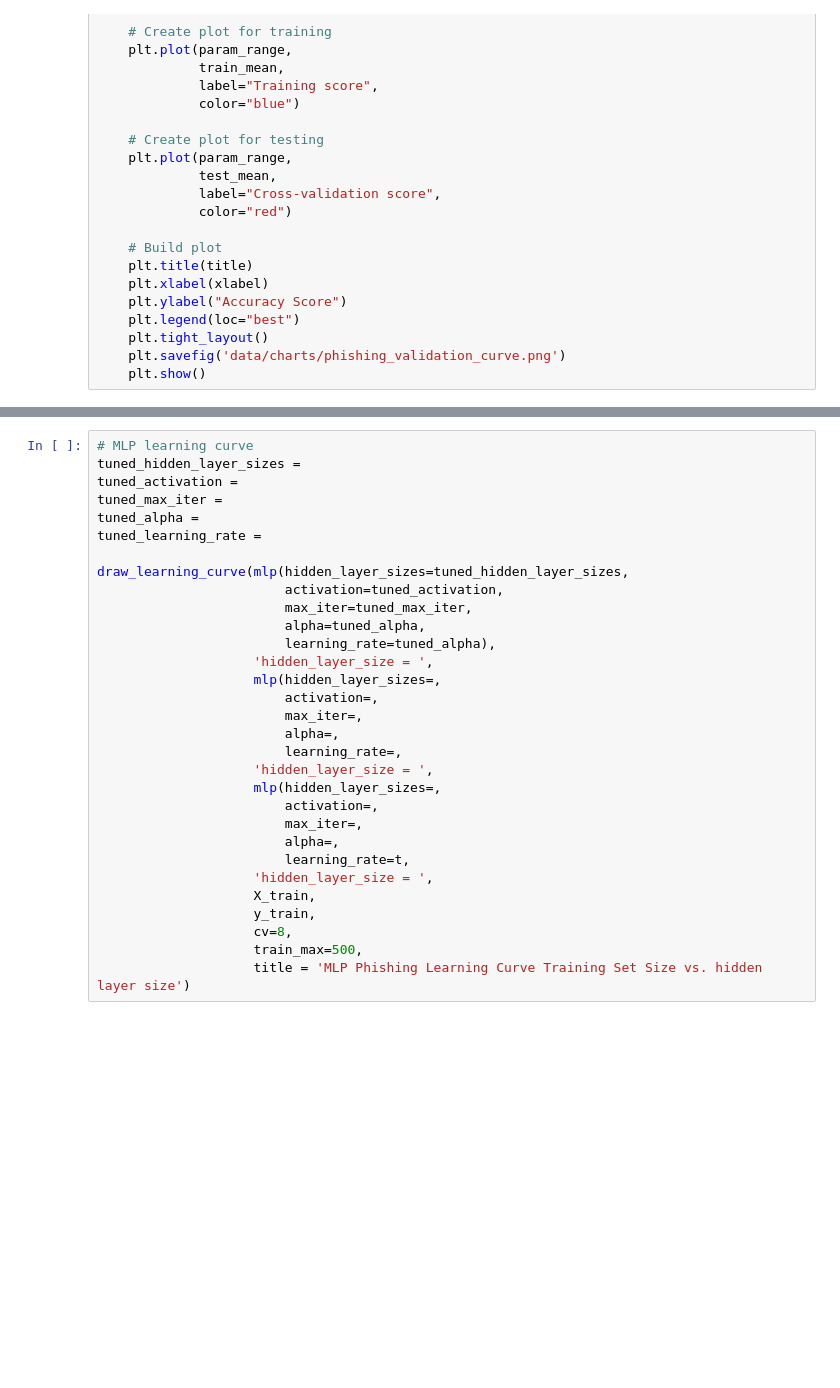
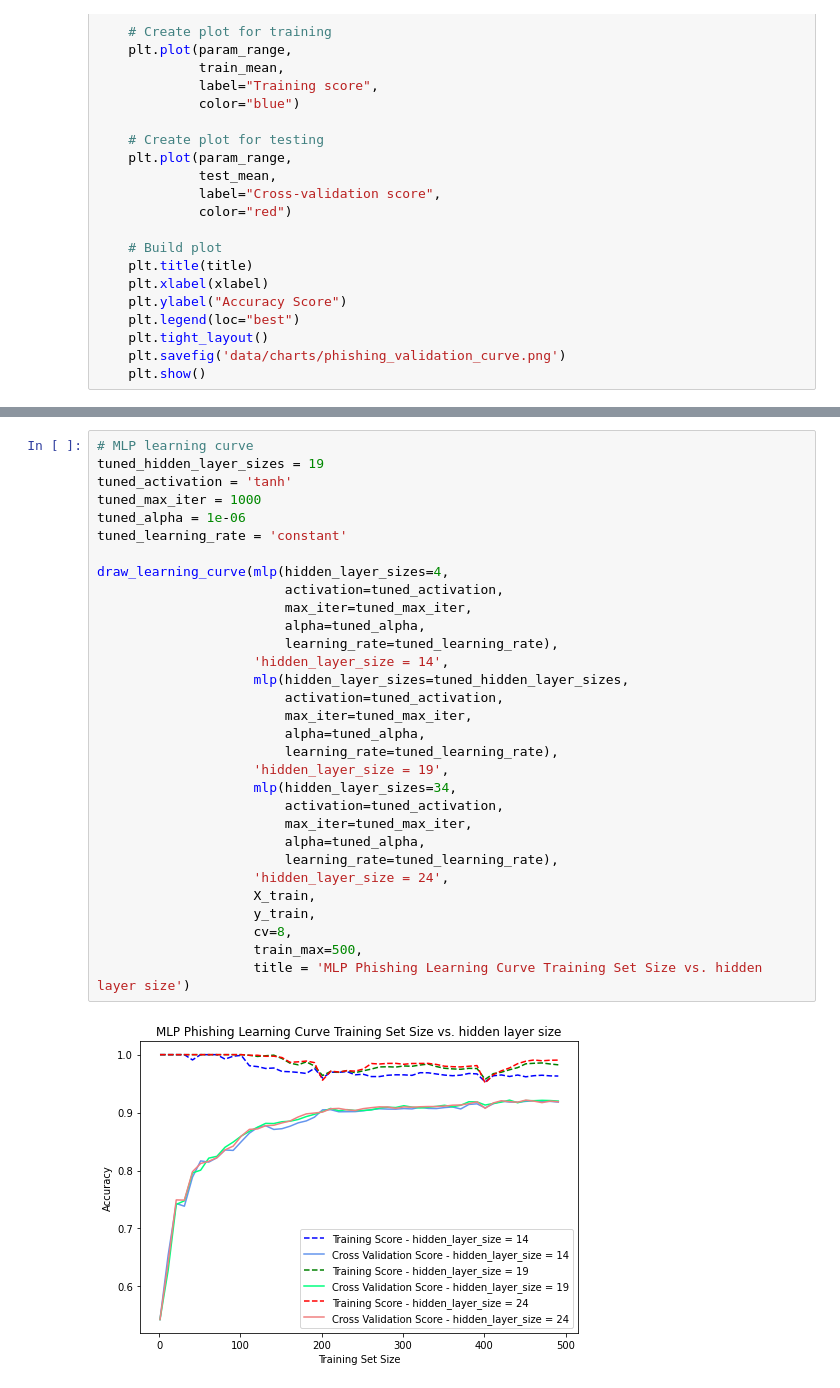
Before and after one commit to Liveo123/RedWine_and_Phishing, a Jupyter notebook: phishing.ipynb, the cells around one changed output, grey strips where cells are left out. Cells and saved outputs as stored; diff of their text form; blank space fills up the shorter version.

```diff
--- a/phishing.ipynb
+++ b/phishing.ipynb
@@ -474,33 +527,35 @@ cm_and_class_rep(X_test, y_test, y_predictor, best_estimate)
 # %%
 # MLP learning curve
-tuned_hidden_layer_sizes =
-tuned_activation =
-tuned_max_iter =
-tuned_alpha =
-tuned_learning_rate =
+tuned_hidden_layer_sizes = 19
+tuned_activation = 'tanh'
+tuned_max_iter = 1000
+tuned_alpha = 1e-06
+tuned_learning_rate = 'constant'
 
-draw_learning_curve(mlp(hidden_layer_sizes=tuned_hidden_layer_sizes,
+draw_learning_curve(mlp(hidden_layer_sizes=4,
                         activation=tuned_activation,
                         max_iter=tuned_max_iter,
                         alpha=tuned_alpha,
-                        learning_rate=tuned_alpha),
-                    'hidden_layer_size = ',
-                    mlp(hidden_layer_sizes=,
-                        activation=,
-                        max_iter=,
-                        alpha=,
-                        learning_rate=,
-                    'hidden_layer_size = ',
-                    mlp(hidden_layer_sizes=,
-                        activation=,
-                        max_iter=,
-                        alpha=,
-                        learning_rate=t,
-                    'hidden_layer_size = ',
+                        learning_rate=tuned_learning_rate),
+                    'hidden_layer_size = 14',
+                    mlp(hidden_layer_sizes=tuned_hidden_layer_sizes,
+                        activation=tuned_activation,
+                        max_iter=tuned_max_iter,
+                        alpha=tuned_alpha,
+                        learning_rate=tuned_learning_rate),
+                    'hidden_layer_size = 19',
+                    mlp(hidden_layer_sizes=34,
+                        activation=tuned_activation,
+                        max_iter=tuned_max_iter,
+                        alpha=tuned_alpha,
+                        learning_rate=tuned_learning_rate),
+                    'hidden_layer_size = 24',
                     X_train,
                     y_train,
                     cv=8,
                     train_max=500,
                     title = 'MLP Phishing Learning Curve Training Set Size vs. hidden layer size')
+# %% [output]
+[figure, added]
 # %%
 # Draw MLP Validation Curve
```
Also changed, not shown: parts of 18 cells of this notebook, 17 other files.
